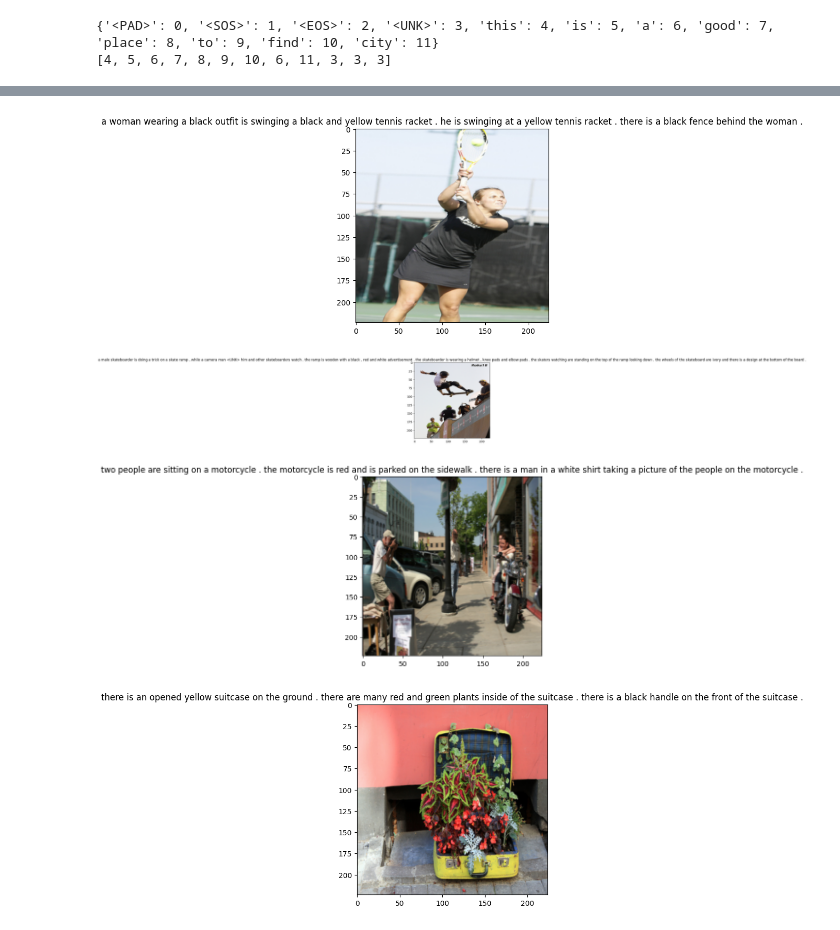
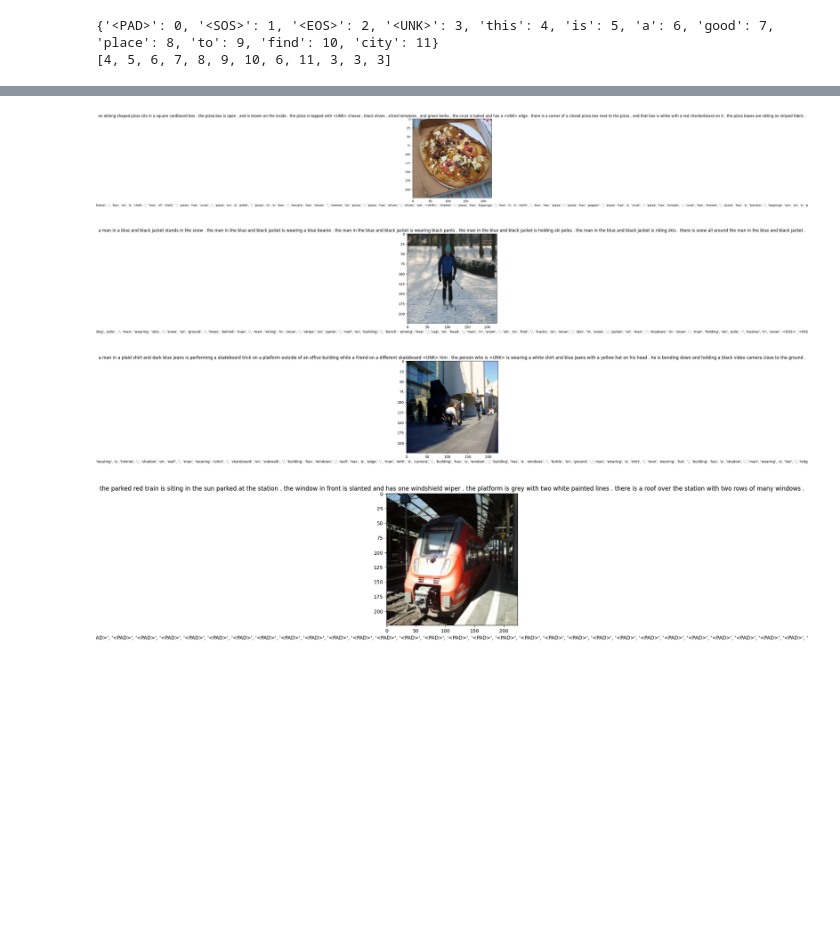
Before and after one commit to Aniket10singh16/Image2Description, a Jupyter notebook: torch-data-loader-flicker-8k.ipynb, the cells around one changed output, grey strips where cells are left out. Drawn from its saved outputs; the diff is of its cells as text; code cells hidden in the pictures; blank space fills up the shorter version.

```diff
--- a/torch-data-loader-flicker-8k.ipynb
+++ b/torch-data-loader-flicker-8k.ipynb
@@ -168,6 +188,7 @@ class FlickrDataset(Dataset):
         #Get image and caption colum from the dataframe
         self.imgs = self.df["image"]
         self.captions = self.df["caption"]
+        self.relationships = self.df["relationships"]
 
         #Initialize vocabulary and build vocab
         self.vocab = Vocabulary(freq_threshold)
@@ -179,6 +200,7 @@ class FlickrDataset(Dataset):
 
     def __getitem__(self,idx):
         caption = self.captions[idx]
+        relationship = self.relationships[idx]
         img_name = self.imgs[idx]
         img_location = os.path.join(self.root_dir,img_name)
         img = Image.open(img_location).convert("RGB")
@@ -193,7 +215,13 @@ class FlickrDataset(Dataset):
         caption_vec += self.vocab.numericalize(caption)
         caption_vec += [self.vocab.stoi["<EOS>"]]
 
-        return img, torch.tensor(caption_vec)
+        #numericalize the relationship text
+        relationship_vec = []
+        relationship_vec += [self.vocab.stoi["<SOS>"]]
+        relationship_vec += self.vocab.numericalize(relationship)
+        relationship_vec += [self.vocab.stoi["<EOS>"]]
+
+        return img, torch.tensor(caption_vec), torch.tensor(relationship_vec)
 # %%
 #defing the transform to be applied
 transforms = T.Compose([
@@ -201,26 +229,31 @@ transforms = T.Compose([
     T.ToTensor()
 ])
 # %%
-def show_image(inp, title=None):
+def show_image(inp, title=None, rel=None):
     """Imshow for Tensor."""
     inp = inp.numpy().transpose((1, 2, 0))
     plt.imshow(inp)
     if title is not None:
         plt.title(title)
+    if rel is not None:
+        plt.xlabel(rel)
     plt.pause(0.001)  # pause a bit so that plots are updated
 # %%
 #testing the dataset class
 dataset =  FlickrDataset(
     root_dir = data_location,
-    captions_file = "paragraphs.csv",
+    captions_file = "train.csv",
     transform=transforms
 )
 
 
 
-img, caps = dataset[0]
+img, caps, rel = dataset[0]
 show_image(img,"Image")
-print("Token:",caps)
+print("Cap Token:",caps)
+print("Rel Token:",rel)
 print("Sentence:")
 print([dataset.vocab.itos[token] for token in caps.tolist()])
+print("Relationship:")
+print([dataset.vocab.itos[token] for token in rel.tolist()])
 # %% [output]
@@ -246,7 +285,10 @@ class CapsCollate:
 
         targets = [item[1] for item in batch]
         targets = pad_sequence(targets, batch_first=self.batch_first, padding_value=self.pad_idx)
-        return imgs,targets
+
+        rel_targets = [item[2] for item in batch]
+        rel_targets = pad_sequence(rel_targets, batch_first=self.batch_first, padding_value=self.pad_idx)
+        return imgs, targets, rel_targets
 # %%
 #writing the dataloader
 #setting the constants
@@ -265,24 +307,25 @@ data_loader = DataLoader(
 # %%
 #generating the iterator from the dataloader
 dataiter = iter(data_loader)
 
 #getting the next batch
 batch = next(dataiter)
 
 #unpacking the batch
-images, captions = batch
+images, captions, relationship = batch
 
 #showing info of image in single batch
 for i in range(BATCH_SIZE):
-    img,cap = images[i],captions[i]
+    img,cap,rel = images[i],captions[i], relationship[i]
     caption_label = [dataset.vocab.itos[token] for token in cap.tolist()]
+    relationship_label = [dataset.vocab.itos[token] for token in rel.tolist()]
     eos_index = caption_label.index('<EOS>')
     caption_label = caption_label[1:eos_index]
     caption_label = ' '.join(caption_label)
-    show_image(img,caption_label)
+    show_image(img,caption_label, relationship_label)
     plt.show()
 # %% [output]
-[figure, old version]
+[figure, new version]
-[figure, old version]
+[figure, new version]
-[figure, old version]
+[figure, new version]
-[figure, old version]
+[figure, new version]
```
Also changed, not shown: parts of 4 cells of this notebook, 1 other file.
